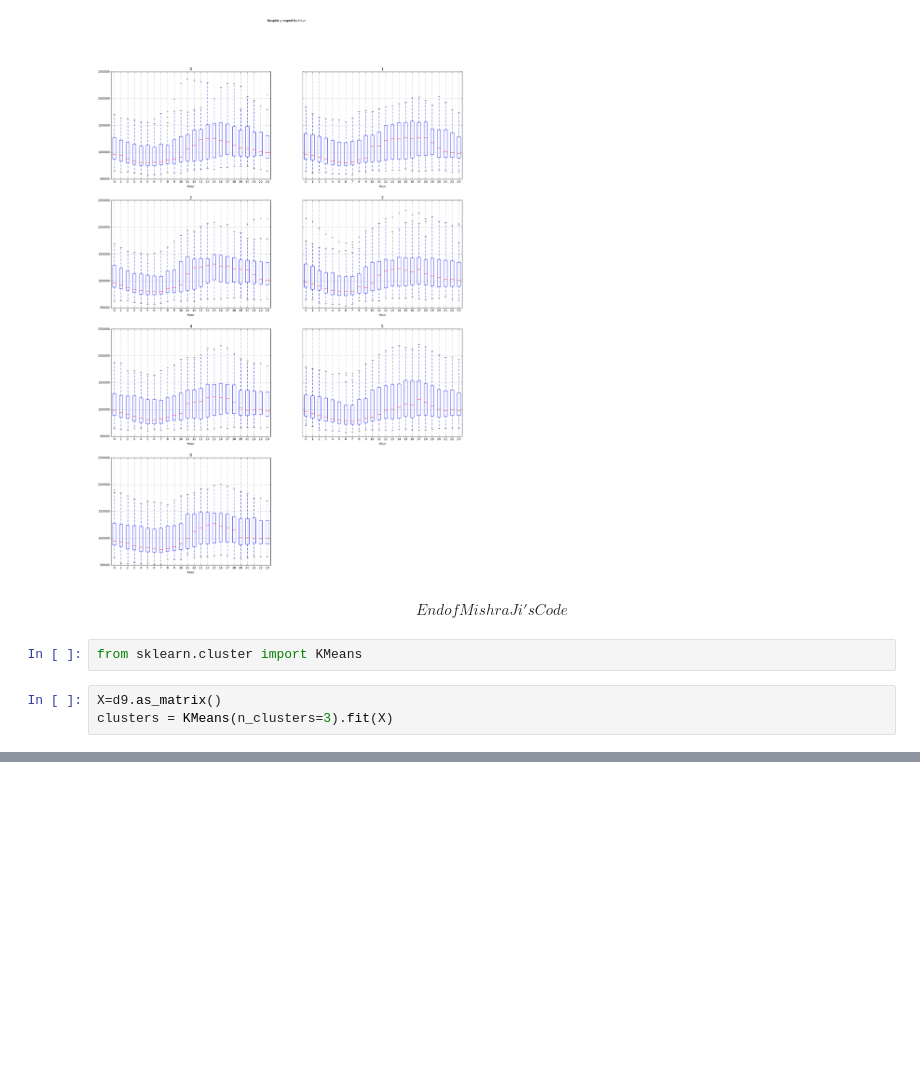
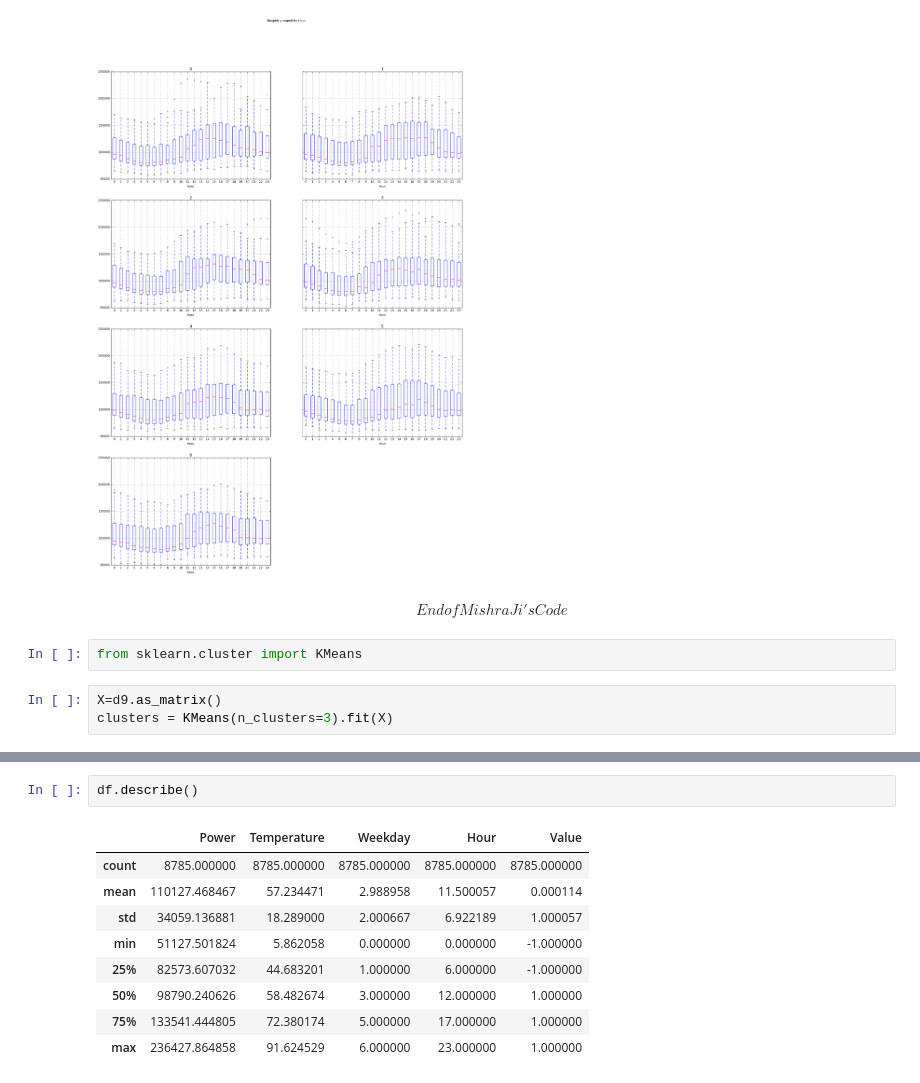
Before and after one commit to RaafeK/Project, a Jupyter notebook: Project_RSR.ipynb, the cells around one changed output, grey strips where cells are left out. Saved outputs shown, nothing was run; the diff lists cells and outputs as text; blank space fills up the shorter version.

```diff
--- a/Project_RSR.ipynb
+++ b/Project_RSR.ipynb
@@ -192,0 +317,12 @@ clusters = KMeans(n_clusters=3).fit(X)
+# %%
+df.describe()
+# %% [output]
+|  | Power | Temperature | Weekday | Hour | Value |
+| count | 8785.000000 | 8785.000000 | 8785.000000 | 8785.000000 | 8785.000000 |
+| mean | 110127.468467 | 57.234471 | 2.988958 | 11.500057 | 0.000114 |
+| std | 34059.136881 | 18.289000 | 2.000667 | 6.922189 | 1.000057 |
+| min | 51127.501824 | 5.862058 | 0.000000 | 0.000000 | -1.000000 |
+| 25% | 82573.607032 | 44.683201 | 1.000000 | 6.000000 | -1.000000 |
+| 50% | 98790.240626 | 58.482674 | 3.000000 | 12.000000 | 1.000000 |
+| 75% | 133541.444805 | 72.380174 | 5.000000 | 17.000000 | 1.000000 |
+| max | 236427.864858 | 91.624529 | 6.000000 | 23.000000 | 1.000000 |
```
Also changed, not shown: parts of 12 cells of this notebook.
